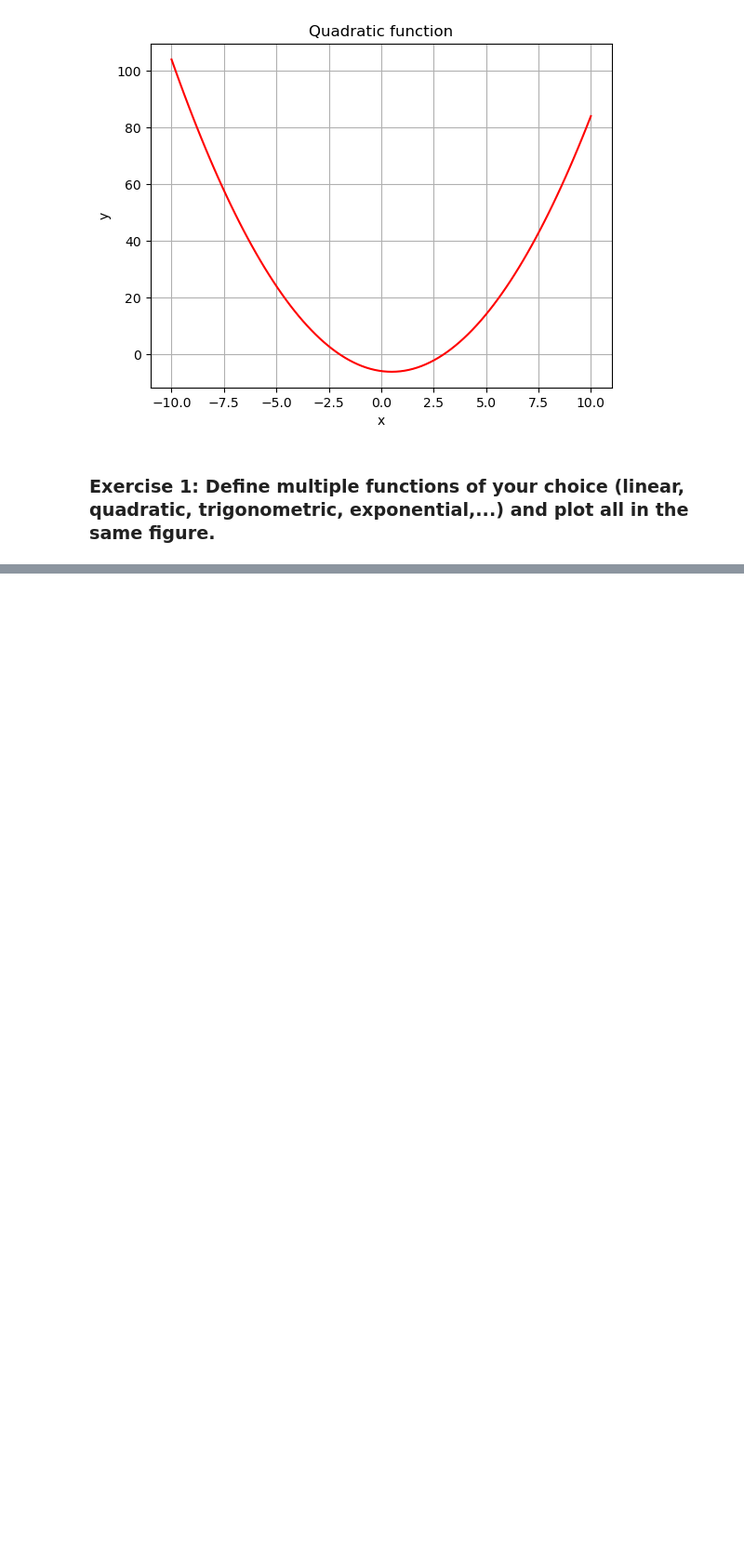
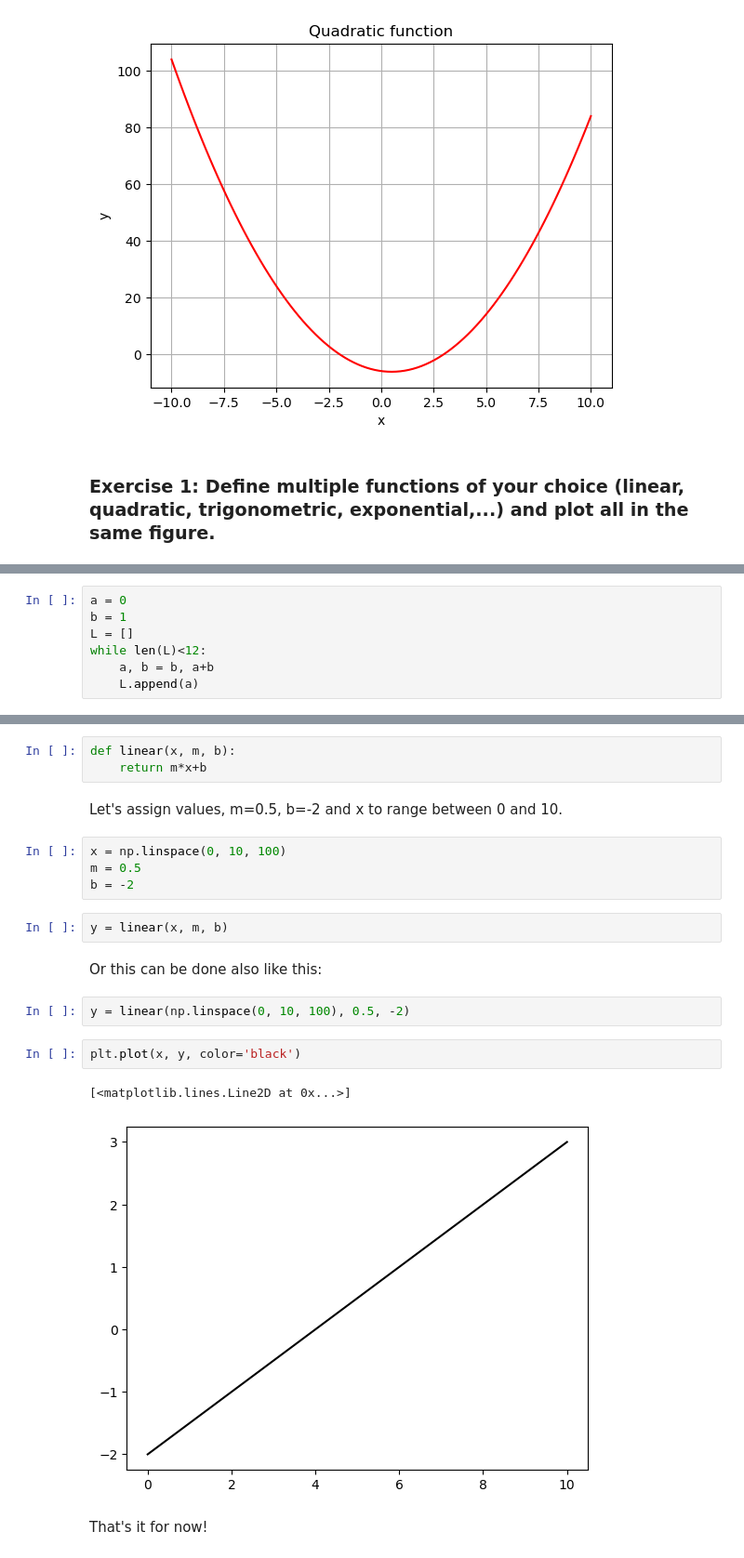
Before and after one commit to Erikmeier18/astrogym, a Jupyter notebook: Python tutorial.ipynb, the cells around one changed output, grey strips where cells are left out. Shown: that part at 93% size. Saved outputs shown, nothing was run; the diff lists cells and outputs as text; blank space fills up the shorter version.

```diff
--- a/Python tutorial.ipynb
+++ b/Python tutorial.ipynb
@@ -87,0 +116,7 @@ plt.grid()
+# %%
+a = 0
+b = 1
+L = []
+while len(L)<12:
+    a, b = b, a+b
+    L.append(a)
@@ -87,0 +129,22 @@ plt.grid()
+# %%
+def linear(x, m, b):
+    return m*x+b
+# %% [markdown]
+Let's assign values, m=0.5, b=-2 and x to range between 0 and 10.
+# %%
+x = np.linspace(0, 10, 100)
+m = 0.5
+b = -2
+# %%
+y = linear(x, m, b)
+# %% [markdown]
+Or this can be done also like this:
+# %%
+y = linear(np.linspace(0, 10, 100), 0.5, -2)
+# %%
+plt.plot(x, y, color='black')
+# %% [output]
+[<matplotlib.lines.Line2D at 0x...>]
+[figure, added]
+# %% [markdown]
+That's it for now!
```
Also changed, not shown: parts of 10 cells of this notebook.
